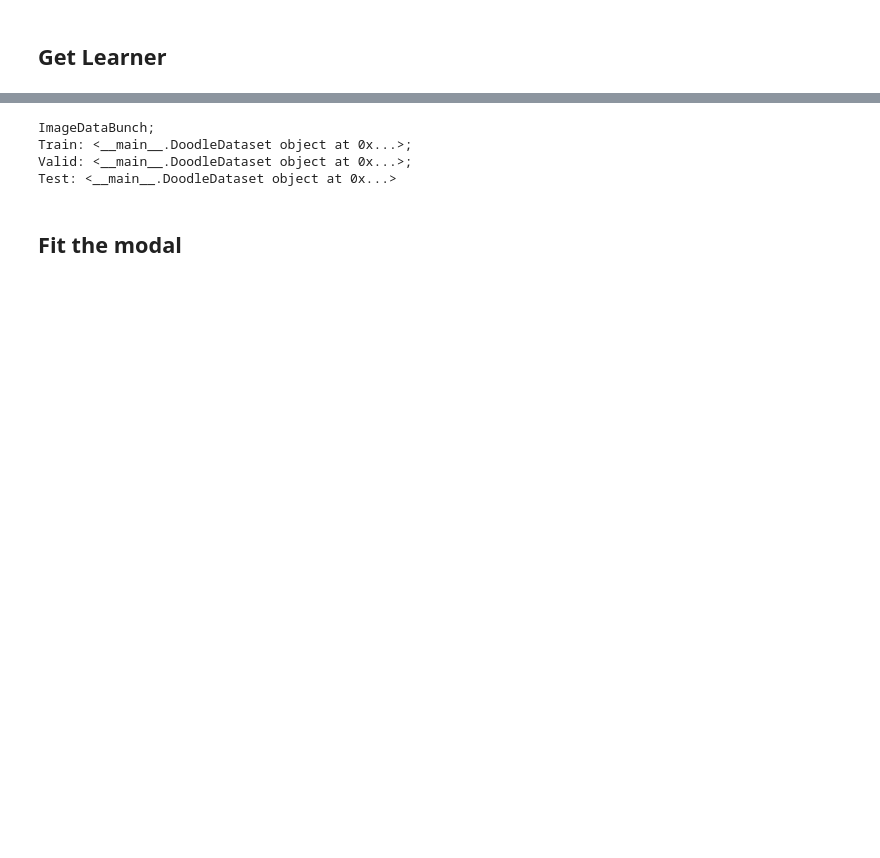
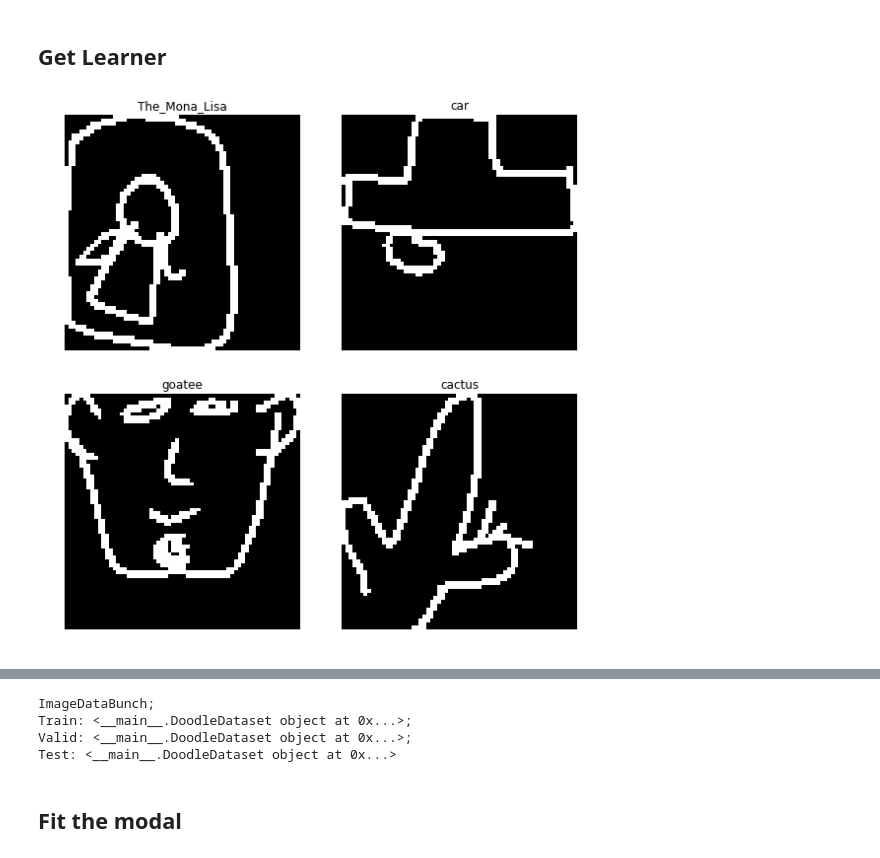
Before and after one commit to xiguagua/kaggle-doodle, a Jupyter notebook: doodle.ipynb, the cells around one changed output, grey strips where cells are left out. Drawn from its saved outputs; the diff is of its cells as text; code cells hidden in the pictures; blank space fills up the shorter version.

```diff
--- a/doodle.ipynb
+++ b/doodle.ipynb
@@ -69,5 +69,5 @@ train = get_doodle_dataset(train_path, pct=0.015, random_state=112, max_workers=
 # %%
 train['word'] = train['word'].astype('category')
 # %%
-train, valid = train_test_split(train, test_size=0.20, random_state=512)
+# train, valid = train_test_split(train, test_size=0.10, random_state=36)
 # %%
@@ -106,0 +127,4 @@ class DoodleDataset(Dataset):
+# %%
+data.show_batch()
+# %% [output]
+[figure, added]
```
Also changed, not shown: parts of 30 cells of this notebook.
